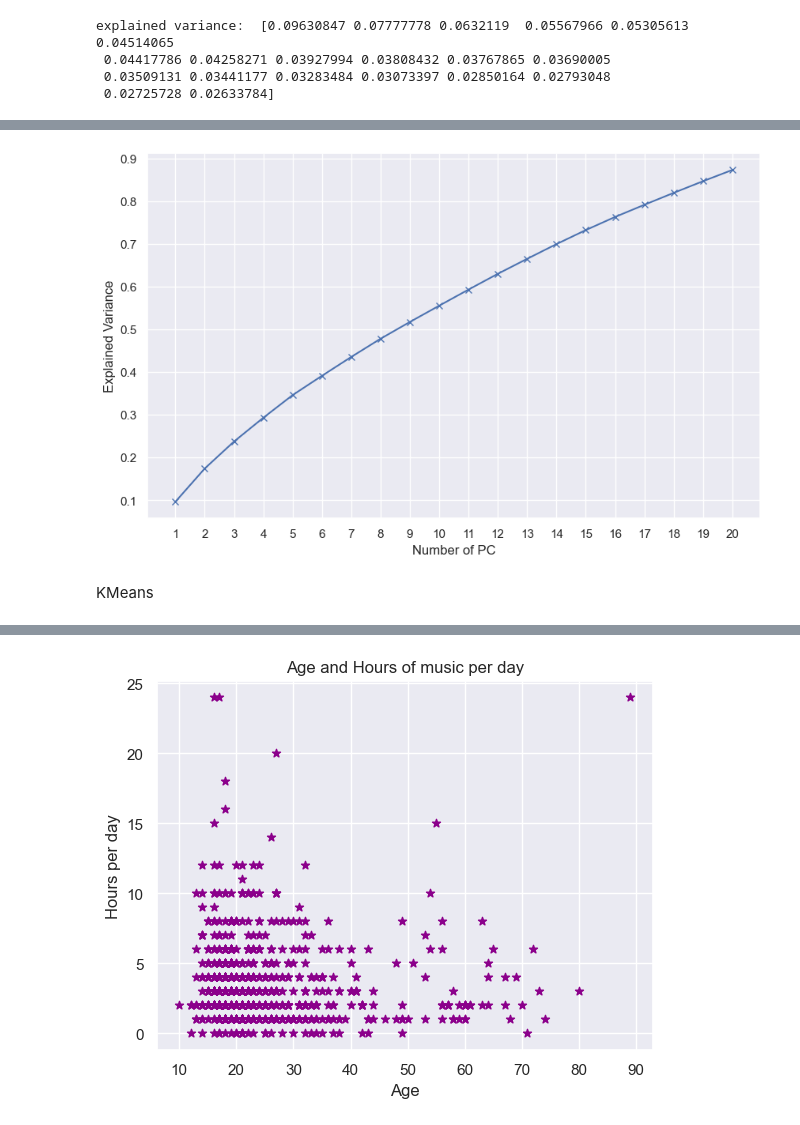
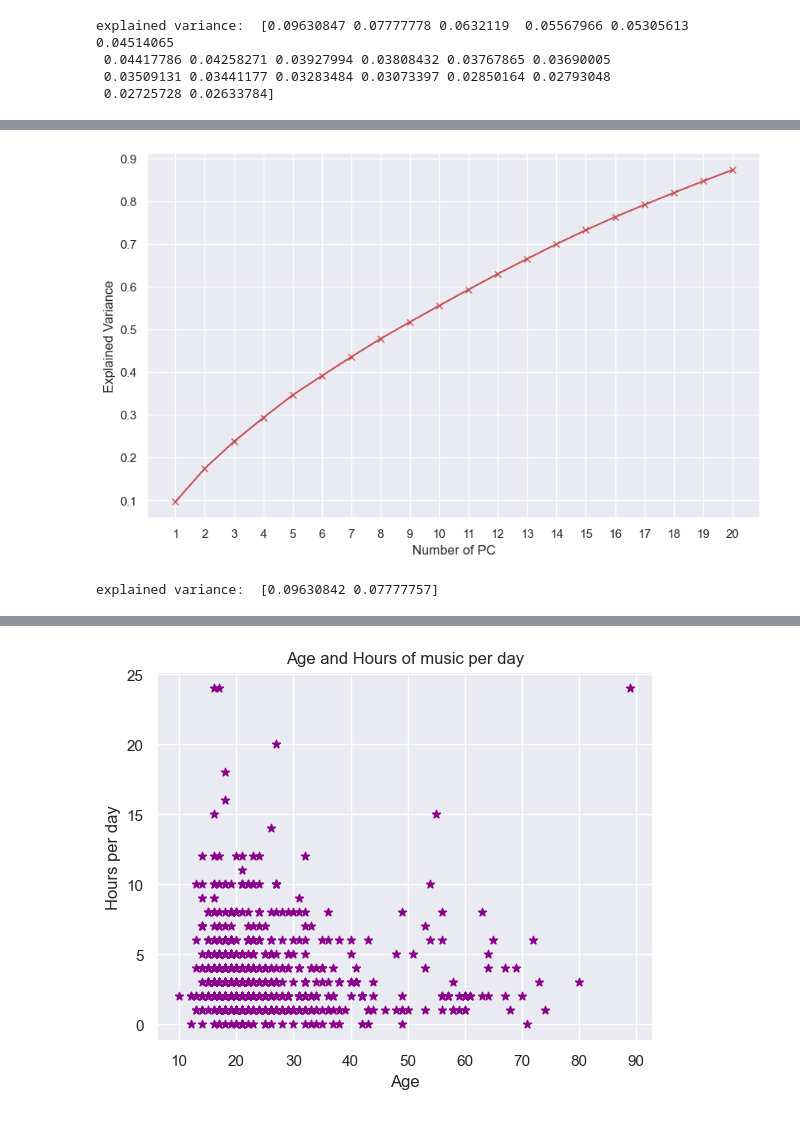
Before and after one commit to alessiasanfelici/Programming-2022-2023, a Jupyter notebook: Music & Mental Health.ipynb, the cells around one changed output, grey strips where cells are left out. Saved outputs shown, nothing was run; the diff lists cells and outputs as text; code cells hidden in the pictures.

```diff
--- a/Music & Mental Health.ipynb
+++ b/Music & Mental Health.ipynb
@@ -669,12 +669,18 @@ sum_variance
  0.8729772710859716]
 # %%
 plt.figure(figsize = (10,6))
-plt.plot(range(1, 21), sum_variance, "bx-")
+plt.plot(range(1, 21), sum_variance, "rx-")
 plt.xlabel("Number of PC")
 plt.ylabel("Explained Variance")
 plt.xticks(list(range(1, 21)))
 plt.show()
 # %% [output]
-[figure, old version]
+[figure, new version]
-# %% [markdown]
-KMeans
+# %%
+n_components = 2
+pca = PCA(n_components = n_components)
+principal_components = pca.fit_transform(x)
+principal_music_health_df = pd.DataFrame(principal_components, columns = ["PC_" + str(x+1) for x in range(n_components)])
+print("explained variance: ", pca.explained_variance_ratio_)
+# %% [output]
+explained variance:  [0.09630842 0.07777757]
```
Also changed, not shown: parts of 4 cells of this notebook, 1 other file.
